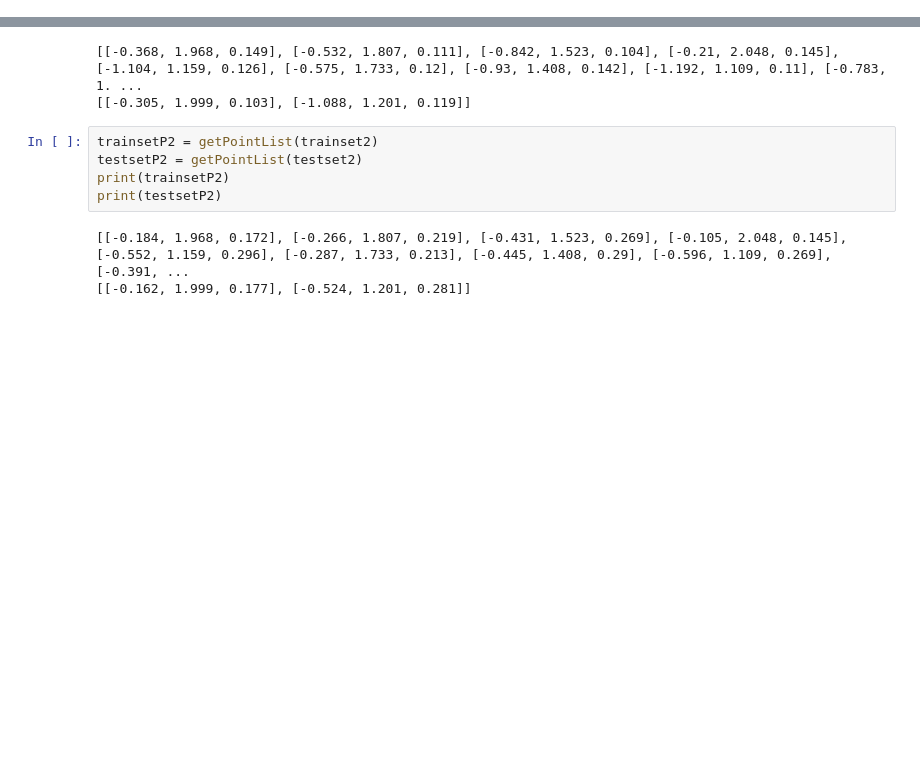
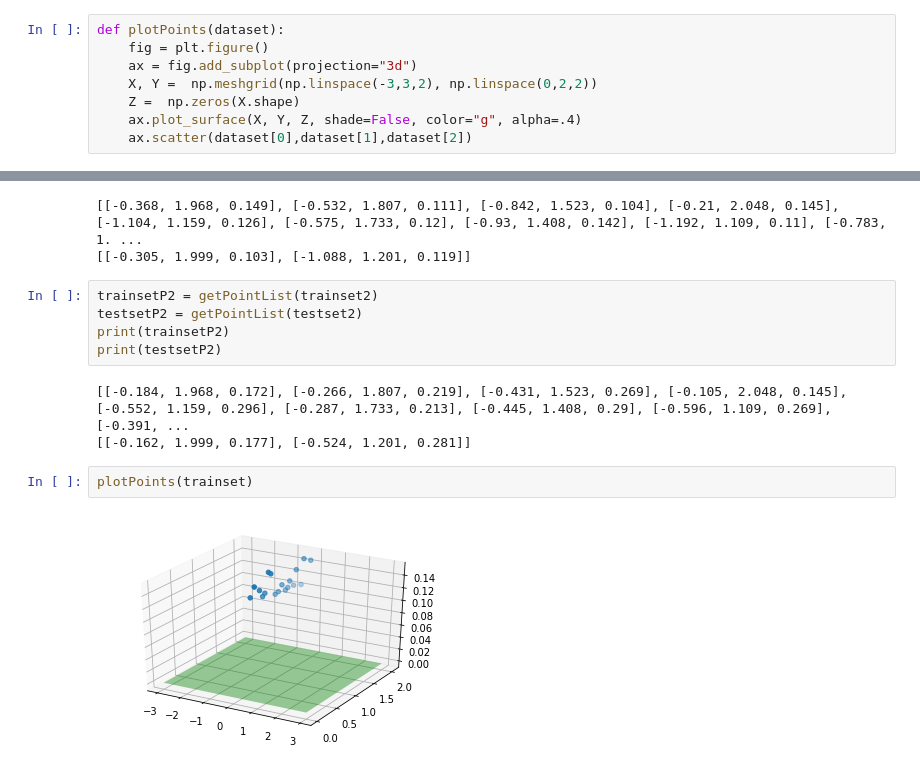
Before and after one commit to batataazul/projects_MachineLearning, a Jupyter notebook: project2_ra214129_ra216179/report/regression.ipynb, the cells around one changed output, grey strips where cells are left out. Saved outputs shown, nothing was run; the diff lists cells and outputs as text; blank space fills up the shorter version.

```diff
--- a/project2_ra214129_ra216179/report/regression.ipynb
+++ b/project2_ra214129_ra216179/report/regression.ipynb
@@ -61,0 +69,8 @@ def getPointList(dataset):
+# %%
+def plotPoints(dataset):
+    fig = plt.figure()
+    ax = fig.add_subplot(projection="3d")
+    X, Y =  np.meshgrid(np.linspace(-3,3,2), np.linspace(0,2,2))
+    Z =  np.zeros(X.shape)
+    ax.plot_surface(X, Y, Z, shade=False, color="g", alpha=.4)
+    ax.scatter(dataset[0],dataset[1],dataset[2])
@@ -99,3 +153,7 @@ print(testsetP2)
 # %% [output]
 [[-0.184, 1.968, 0.172], [-0.266, 1.807, 0.219], [-0.431, 1.523, 0.269], [-0.105, 2.048, 0.145], [-0.552, 1.159, 0.296], [-0.287, 1.733, 0.213], [-0.445, 1.408, 0.29], [-0.596, 1.109, 0.269], [-0.391, ...
 [[-0.162, 1.999, 0.177], [-0.524, 1.201, 0.281]]
+# %%
+plotPoints(trainset)
+# %% [output]
+[figure, added]
```
Also changed, not shown: parts of 12 cells of this notebook.
